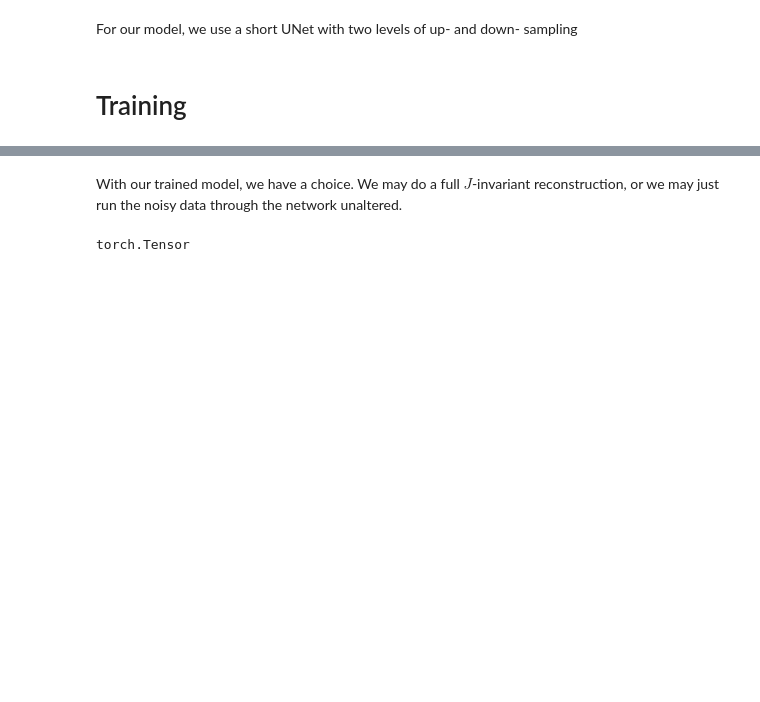
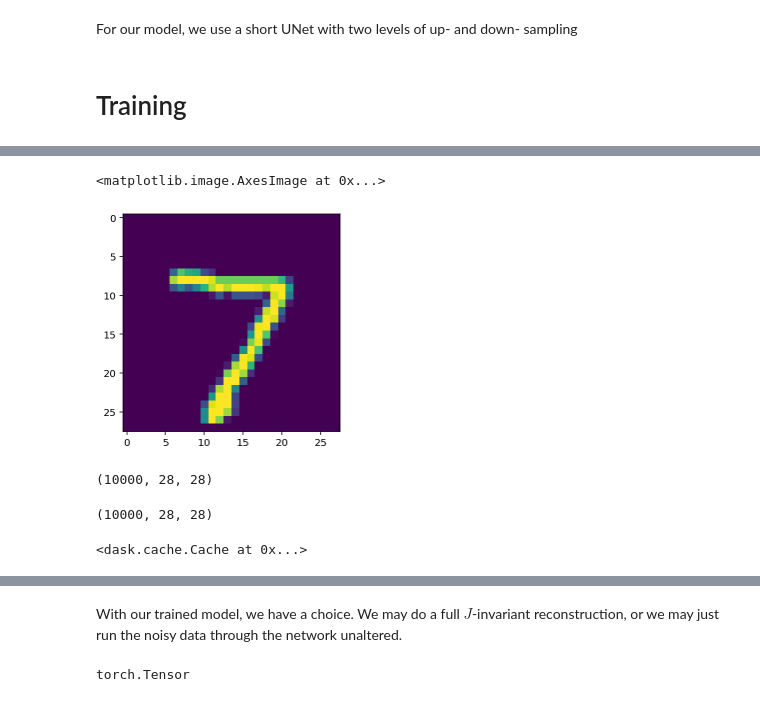
Before and after one commit to jni/noise2self, a Jupyter notebook: notebooks/Intro to Neural Nets.ipynb, the cells around one changed output, grey strips where cells are left out. Drawn from its saved outputs; the diff is of its cells as text; code cells hidden in the pictures; blank space fills up the shorter version.

```diff
--- a/notebooks/Intro to Neural Nets.ipynb
+++ b/notebooks/Intro to Neural Nets.ipynb
@@ -116,0 +127,5 @@ model(torch.Tensor(np.array(noisy_test_dask[:16])))
+# %%
+plt.imshow(clean_test_dask[0])
+# %% [output]
+<matplotlib.image.AxesImage at 0x...>
+[figure, added]
@@ -116,0 +149,8 @@ model(torch.Tensor(np.array(noisy_test_dask[:16])))
+# %%
+clean_test_dask.shape
+# %% [output]
+(10000, 28, 28)
+# %%
+model_output_dask.shape
+# %% [output]
+(10000, 28, 28)
@@ -117,3 +170,8 @@ model(torch.Tensor(np.array(noisy_test_dask[:16])))
+# %%
+from napari.utils import resize_dask_cache
+resize_dask_cache(0)
+# %% [output]
+<dask.cache.Cache at 0x...>
 # %%
 data_loader = DataLoader(noisy_mnist_train, batch_size=32, shuffle=True)
 
```
Also changed, not shown: parts of 9 cells of this notebook.
